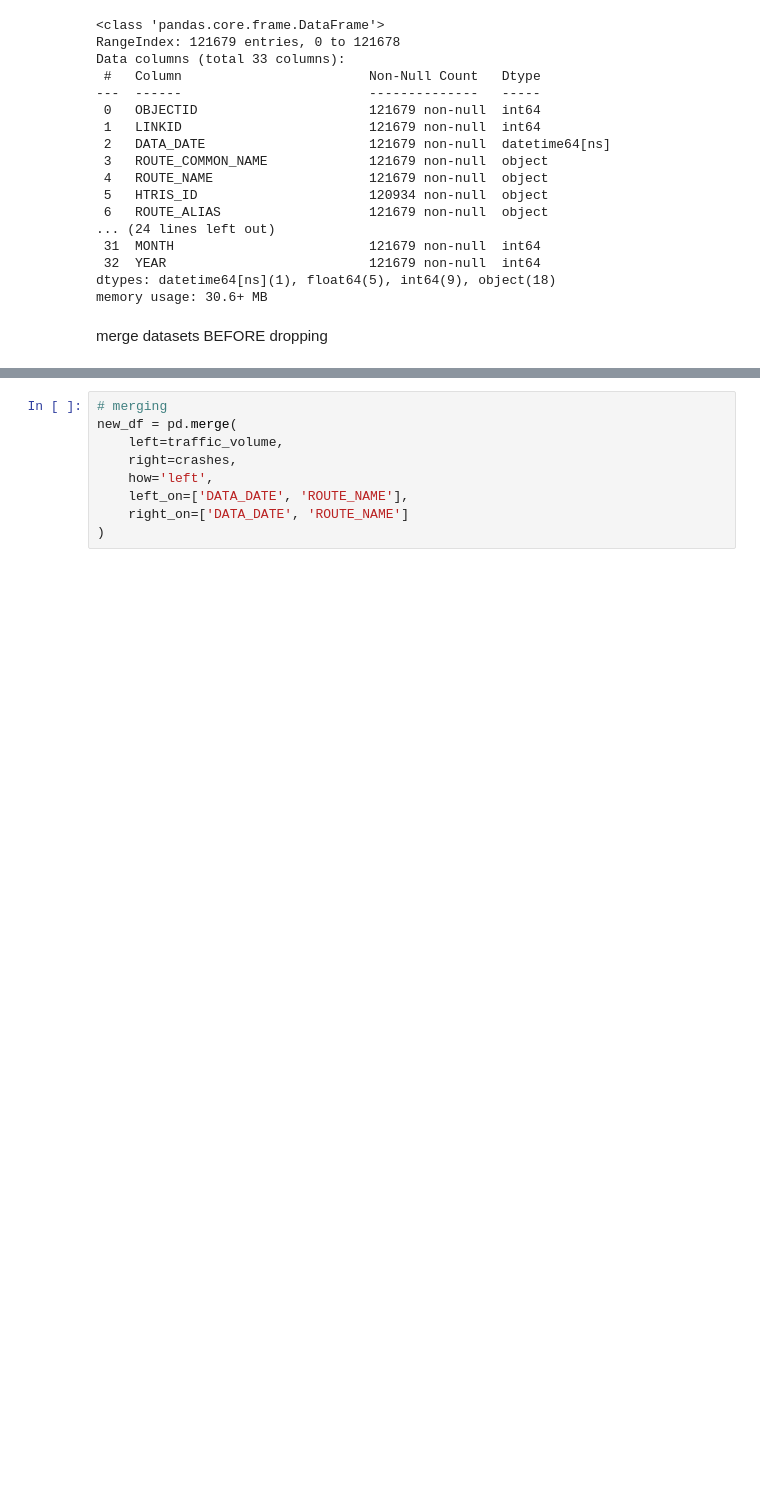
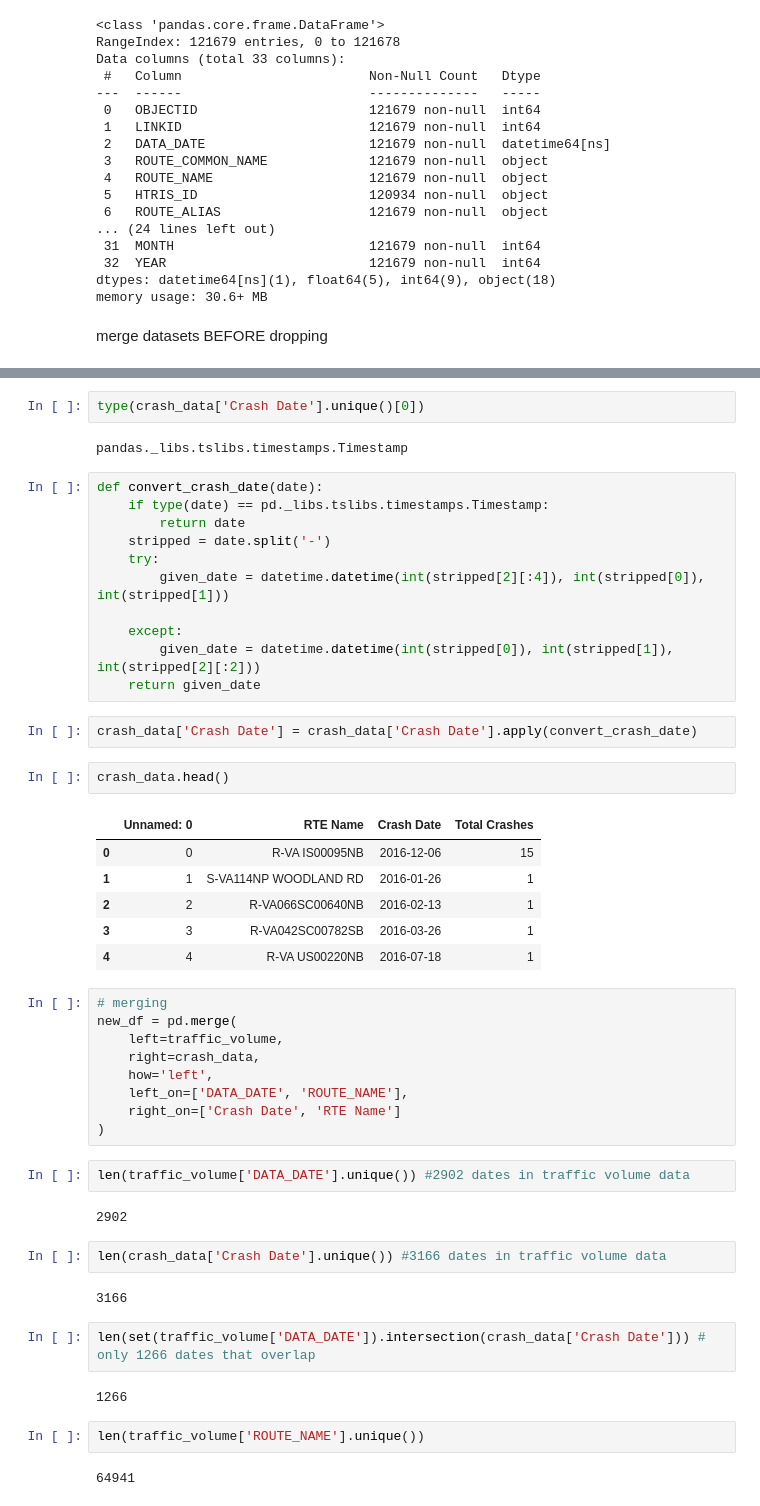
Before and after one commit to helen-yao/ML4VA, a Jupyter notebook: ML4VA/ml4va.ipynb, the cells around one changed output, grey strips where cells are left out. Cells and saved outputs as stored; diff of their text form; blank space fills up the shorter version.

```diff
--- a/ML4VA/ml4va.ipynb
+++ b/ML4VA/ml4va.ipynb
@@ -151,9 +205,51 @@ merge datasets BEFORE dropping
+# %%
+type(crash_data['Crash Date'].unique()[0])
+# %% [output]
+pandas._libs.tslibs.timestamps.Timestamp
+# %%
+def convert_crash_date(date):
+    if type(date) == pd._libs.tslibs.timestamps.Timestamp:
+        return date
+    stripped = date.split('-')
+    try:
+        given_date = datetime.datetime(int(stripped[2][:4]), int(stripped[0]), int(stripped[1]))
+
+    except:
+        given_date = datetime.datetime(int(stripped[0]), int(stripped[1]), int(stripped[2][:2]))
+    return given_date
+# %%
+crash_data['Crash Date'] = crash_data['Crash Date'].apply(convert_crash_date)
+# %%
+crash_data.head()
+# %% [output]
+|  | Unnamed: 0 | RTE Name | Crash Date | Total Crashes |
+| 0 | 0 | R-VA IS00095NB | 2016-12-06 | 15 |
+| 1 | 1 | S-VA114NP WOODLAND RD | 2016-01-26 | 1 |
+| 2 | 2 | R-VA066SC00640NB | 2016-02-13 | 1 |
+| 3 | 3 | R-VA042SC00782SB | 2016-03-26 | 1 |
+| 4 | 4 | R-VA US00220NB | 2016-07-18 | 1 |
 # %%
 # merging
 new_df = pd.merge(
     left=traffic_volume,
-    right=crashes,
+    right=crash_data,
     how='left',
     left_on=['DATA_DATE', 'ROUTE_NAME'],
-    right_on=['DATA_DATE', 'ROUTE_NAME']
+    right_on=['Crash Date', 'RTE Name']
 )
+# %%
+len(traffic_volume['DATA_DATE'].unique()) #2902 dates in traffic volume data
+# %% [output]
+2902
+# %%
+len(crash_data['Crash Date'].unique()) #3166 dates in traffic volume data
+# %% [output]
+3166
+# %%
+len(set(traffic_volume['DATA_DATE']).intersection(crash_data['Crash Date'])) # only 1266 dates that overlap
+# %% [output]
+1266
+# %%
+len(traffic_volume['ROUTE_NAME'].unique())
+# %% [output]
+64941
```
Also changed, not shown: parts of 20 cells of this notebook.
